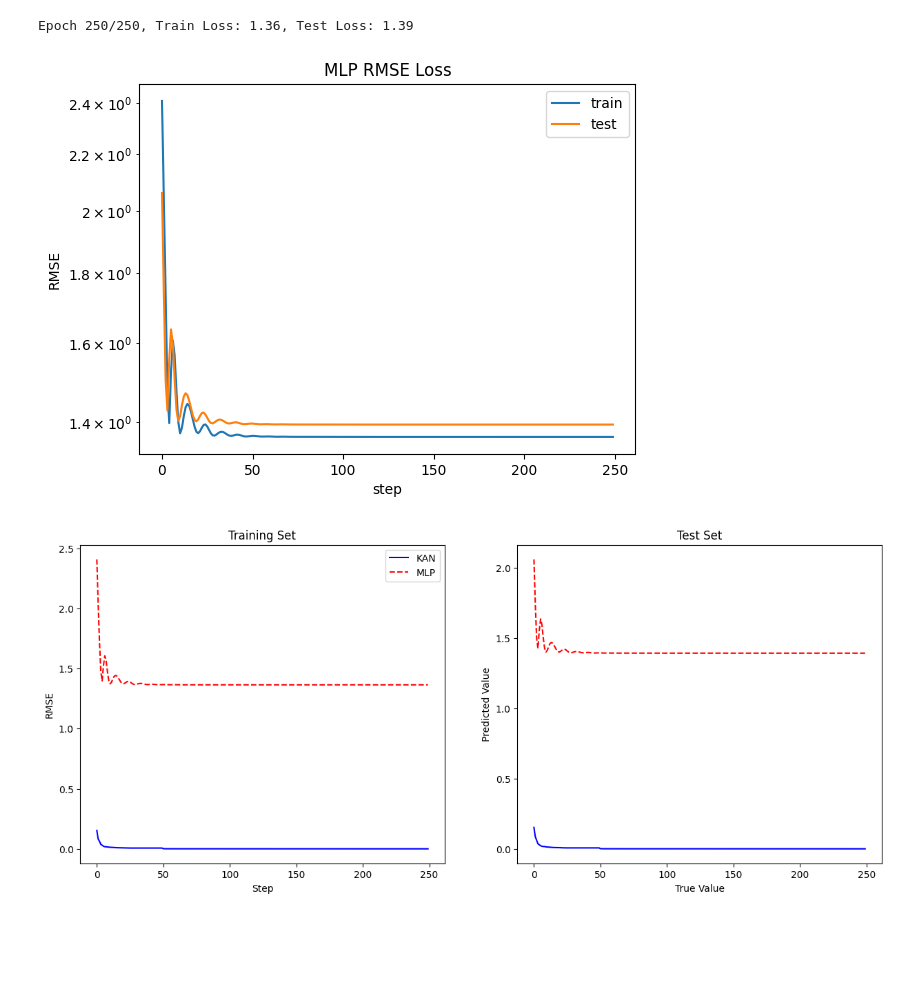
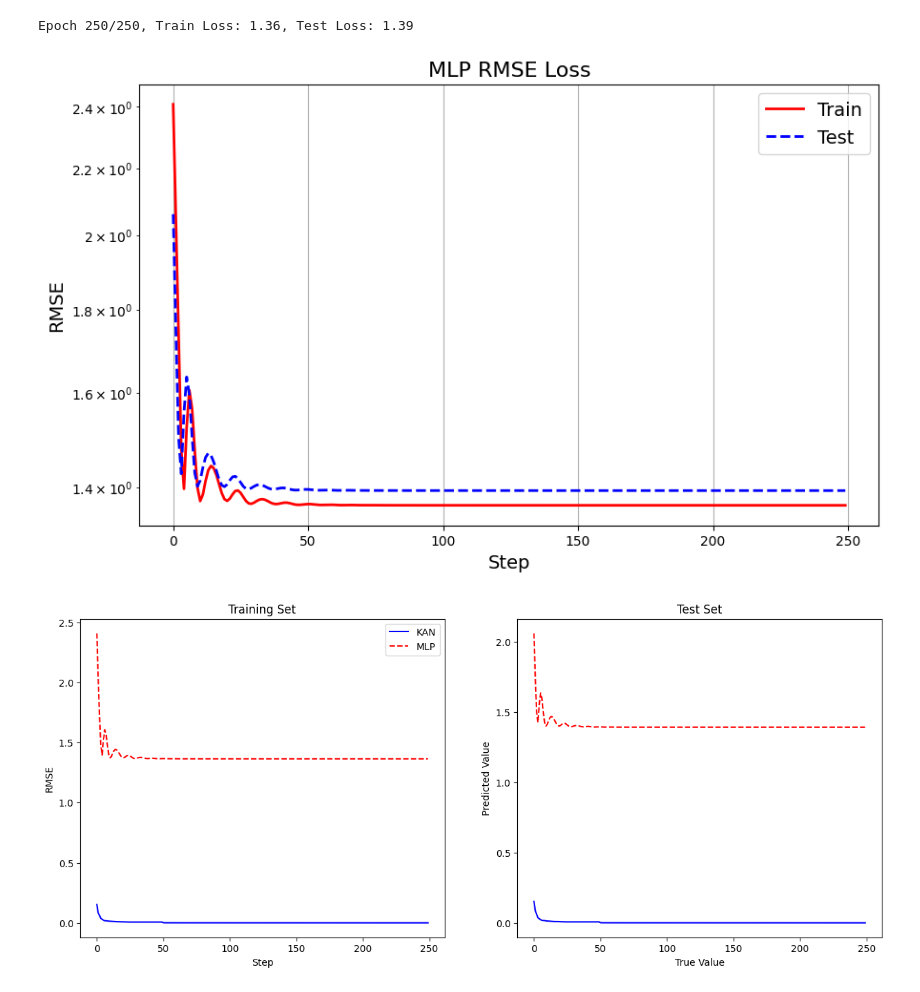
Before and after one commit to cristianleoo/models-from-scratch-python, a Jupyter notebook: KAN - Kolmogorov-Arnold Networks/demo.ipynb, the cells around one changed output. Cells and saved outputs as stored; diff of their text form; code cells hidden in the pictures; blank space fills up the shorter version.

```diff
--- a/KAN - Kolmogorov-Arnold Networks/demo.ipynb
+++ b/KAN - Kolmogorov-Arnold Networks/demo.ipynb
@@ -141,17 +157,19 @@ for epoch in range(epochs):
     print(f'Epoch {epoch+1}/{epochs}, Train Loss: {train_loss_mlp[-1]:.2f}, Test Loss: {test_loss_mlp[-1]:.2f}', end='\r')
 # %% [output]
 Epoch 250/250, Train Loss: 1.36, Test Loss: 1.39
-# %%
-plt.plot(train_loss_mlp)
-plt.plot(test_loss_mlp)
-plt.legend(['train', 'test'])
-plt.ylabel('RMSE')
-plt.xlabel('step')
-plt.title('MLP RMSE Loss')
-plt.yscale('log')
-plt.show()
-# %% [output]
-[figure, removed]
+# %%
+plt.figure(figsize=(10, 6))  # Increase the size of the figure
+plt.plot(train_loss_mlp, 'r-', linewidth=2)  # Change the line color to red and increase the line width
+plt.plot(test_loss_mlp, 'b--', linewidth=2)  # Change the line color to blue, use dashed line style and increase the line width
+plt.legend(['Train', 'Test'], fontsize=14)
+plt.title('MLP RMSE Loss', fontsize=16)
+plt.ylabel('RMSE', fontsize=14)
+plt.xlabel('Step', fontsize=14)
+plt.yscale('log')
+plt.grid(True)  # Add a grid
+plt.show()
+# %% [output]
+[figure, added]
 # %%
 fig, ax = plt.subplots(1, 2, figsize=(15, 6))
 
```
Also changed, not shown: parts of 4 cells of this notebook, 7 other files.
